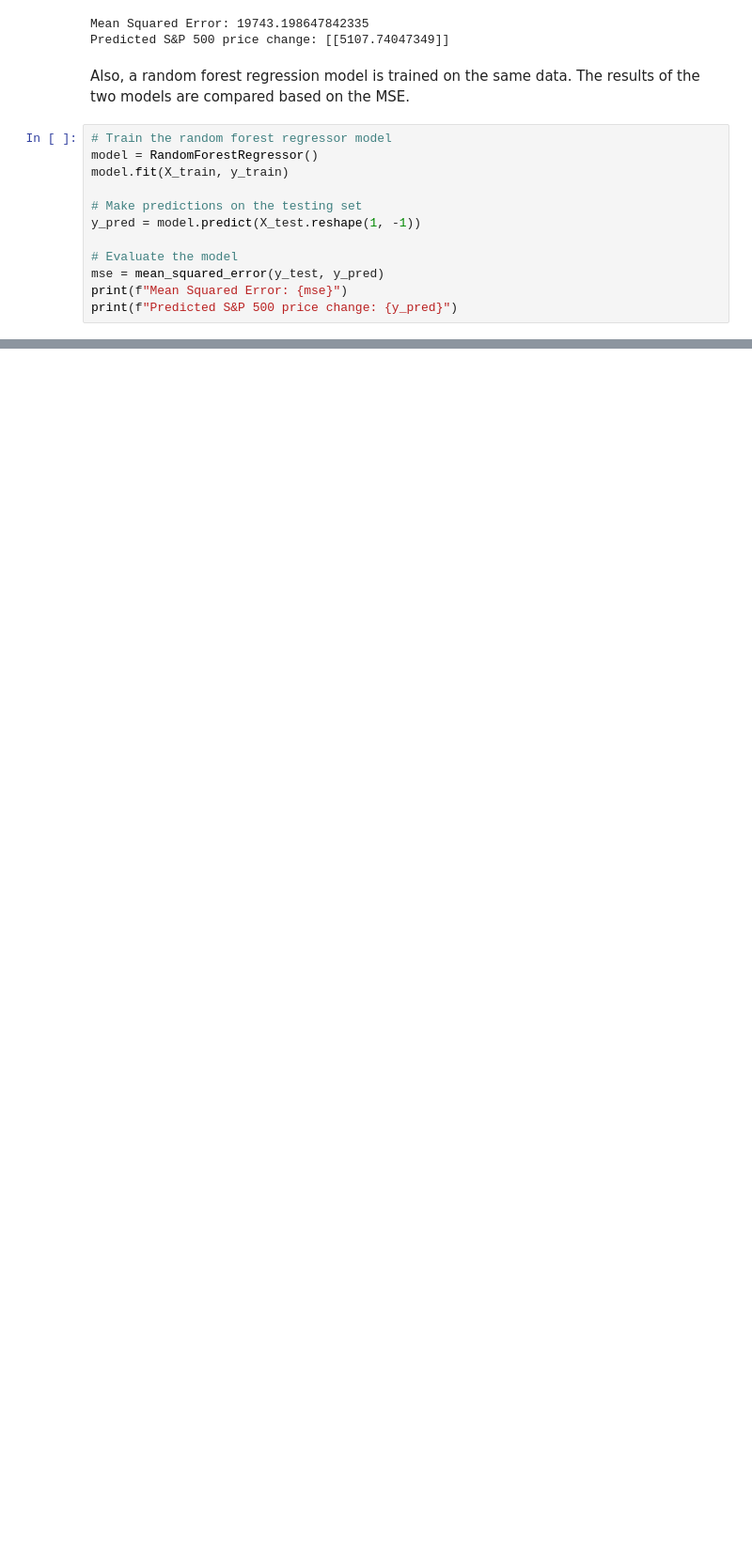
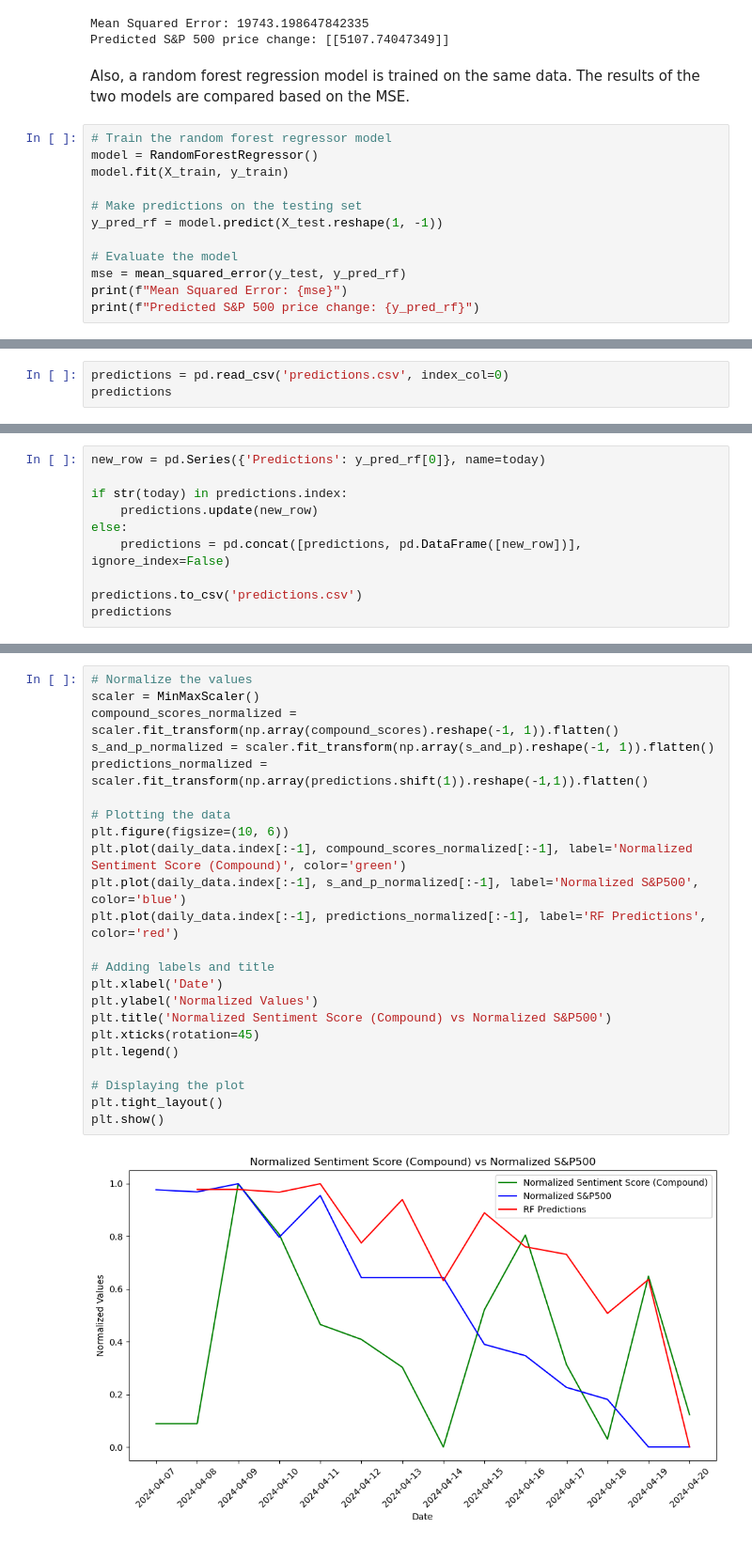
Before and after one commit to matebmx/Stock-Market-Sentiment-Analysis, a Jupyter notebook: Project.ipynb, the cells around one changed output, grey strips where cells are left out. Shown at 94% size. Cells and saved outputs as stored; diff of their text form; blank space fills up the shorter version.

Commit message:
Predictions update

```diff
--- a/Project.ipynb
+++ b/Project.ipynb
@@ -481,10 +454,10 @@ model = RandomForestRegressor()
 model.fit(X_train, y_train)
 
 # Make predictions on the testing set
-y_pred = model.predict(X_test.reshape(1, -1))
+y_pred_rf = model.predict(X_test.reshape(1, -1))
 
 # Evaluate the model
-mse = mean_squared_error(y_test, y_pred)
+mse = mean_squared_error(y_test, y_pred_rf)
 print(f"Mean Squared Error: {mse}")
-print(f"Predicted S&P 500 price change: {y_pred}")
+print(f"Predicted S&P 500 price change: {y_pred_rf}")
 # %% [output]
@@ -492,0 +469,3 @@ Predicted S&P 500 price change: [5002.99195801]
+# %%
+predictions = pd.read_csv('predictions.csv', index_col=0)
+predictions
@@ -492,0 +489,10 @@ Predicted S&P 500 price change: [5002.99195801]
+# %%
+new_row = pd.Series({'Predictions': y_pred_rf[0]}, name=today)
+
+if str(today) in predictions.index:
+    predictions.update(new_row)
+else:
+    predictions = pd.concat([predictions, pd.DataFrame([new_row])], ignore_index=False)
+
+predictions.to_csv('predictions.csv')
+predictions
@@ -492,0 +524,25 @@ Predicted S&P 500 price change: [5002.99195801]
+# %%
+# Normalize the values
+scaler = MinMaxScaler()
+compound_scores_normalized = scaler.fit_transform(np.array(compound_scores).reshape(-1, 1)).flatten()
+s_and_p_normalized = scaler.fit_transform(np.array(s_and_p).reshape(-1, 1)).flatten()
+predictions_normalized = scaler.fit_transform(np.array(predictions.shift(1)).reshape(-1,1)).flatten()
+
+# Plotting the data
+plt.figure(figsize=(10, 6))
+plt.plot(daily_data.index[:-1], compound_scores_normalized[:-1], label='Normalized Sentiment Score (Compound)', color='green')
+plt.plot(daily_data.index[:-1], s_and_p_normalized[:-1], label='Normalized S&P500', color='blue')
+plt.plot(daily_data.index[:-1], predictions_normalized[:-1], label='RF Predictions', color='red')
+
+# Adding labels and title
+plt.xlabel('Date')
+plt.ylabel('Normalized Values')
+plt.title('Normalized Sentiment Score (Compound) vs Normalized S&P500')
+plt.xticks(rotation=45)
+plt.legend()
+
+# Displaying the plot
+plt.tight_layout()
+plt.show()
+# %% [output]
+[figure, added]
```
Also changed, not shown: parts of 11 cells of this notebook, 1 other file.
